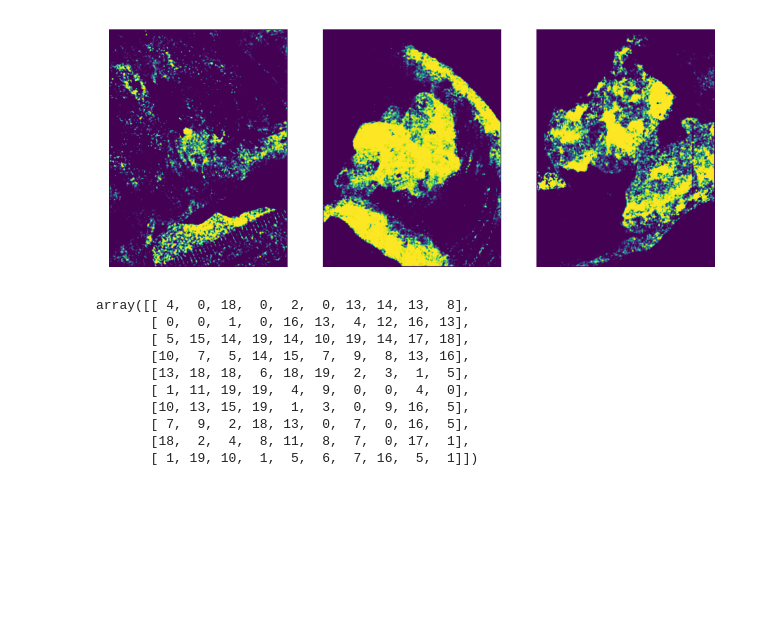
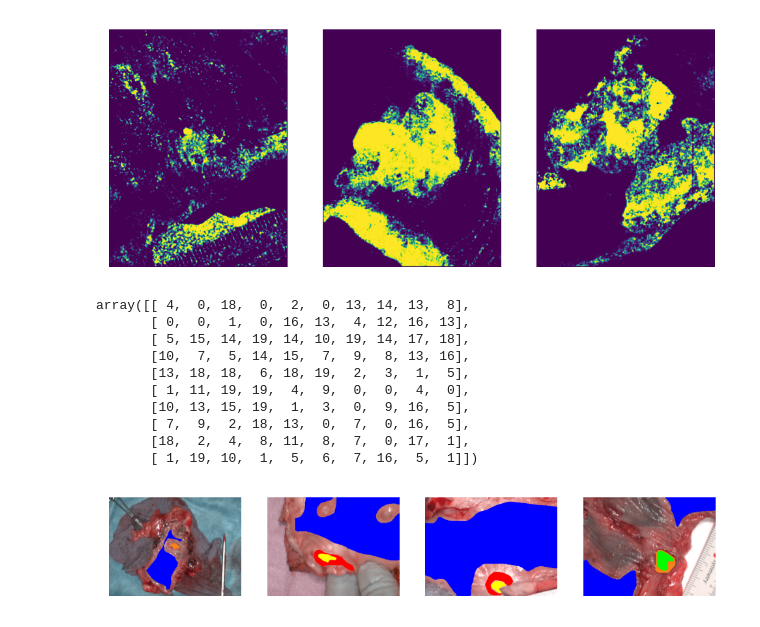
Before and after one commit to msokur/hsi-experiments, a Jupyter notebook: jupyter/paper_postprocessing.ipynb, the cells around one changed output. Drawn from its saved outputs; the diff is of its cells as text; code cells hidden in the pictures; blank space fills up the shorter version.

```diff
--- a/jupyter/paper_postprocessing.ipynb
+++ b/jupyter/paper_postprocessing.ipynb
@@ -119,3 +119,32 @@ array([[ 4,  0, 18,  0,  2,  0, 13, 14, 13,  8],
        [ 7,  9,  2, 18, 13,  0,  7,  0, 16,  5],
        [18,  2,  4,  8, 11,  8,  7,  0, 17,  1],
        [ 1, 19, 10,  1,  5,  6,  7, 16,  5,  1]])
+# %%
+from glob import glob
+import matplotlib.pyplot as plt
+import imageio as iio
+
+masks = glob('C:\\Users\\tkachenko\\Desktop\\HSI\\data masks\\*.png')
+fig, ax = plt.subplots(1, 4, dpi=200)
+
+for index, i in enumerate([1, 48, 50, 11]):
+    im = iio.imread(masks[i])
+    ax[index].imshow(im)
+    ax[index].axis('off')
+
+'''ax1.imshow(masks[0])
+ax2.imshow(masks[1])
+ax3.imshow(masks[2])
+ax4.imshow(masks[3])
+#ax1.set_title('a)', fontdict={'fontsize': 6}, y=-0.15)
+#ax2.set_title('b) ', fontdict={'fontsize': 6}, y=-0.15)
+#ax3.set_title('c)', fontdict={'fontsize': 6}, y=-0.15)
+ax1.axis('off')
+ax2.axis('off')
+ax3.axis('off')
+ax4.axis('off')'''
+
+plt.savefig('masks_of_4_patients.png')
+plt.show()
+# %% [output]
+[figure, added]
```
Also changed, not shown: 3 other files.
